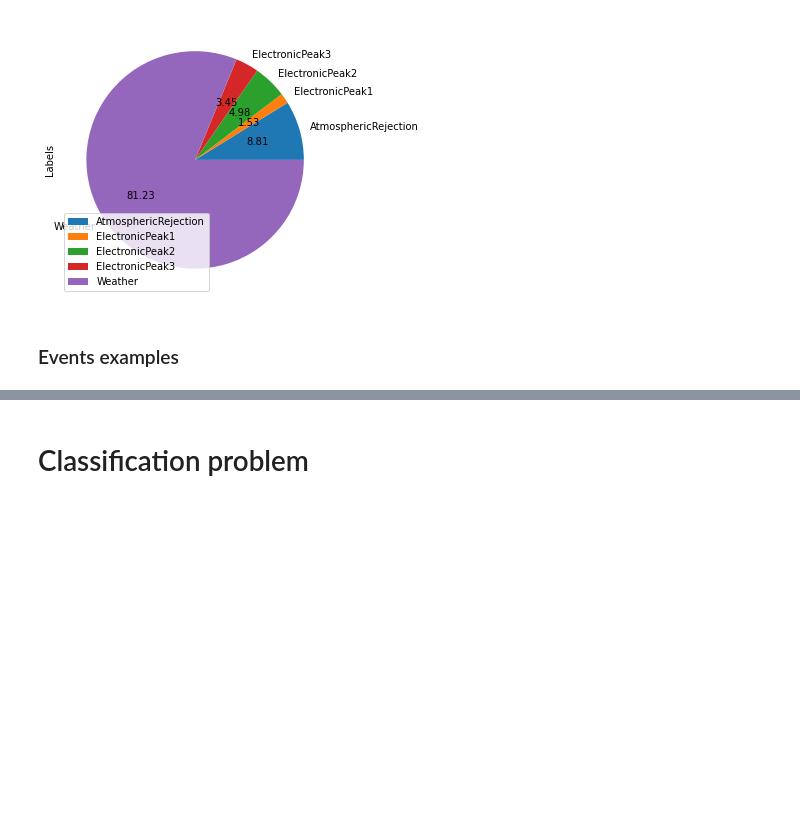
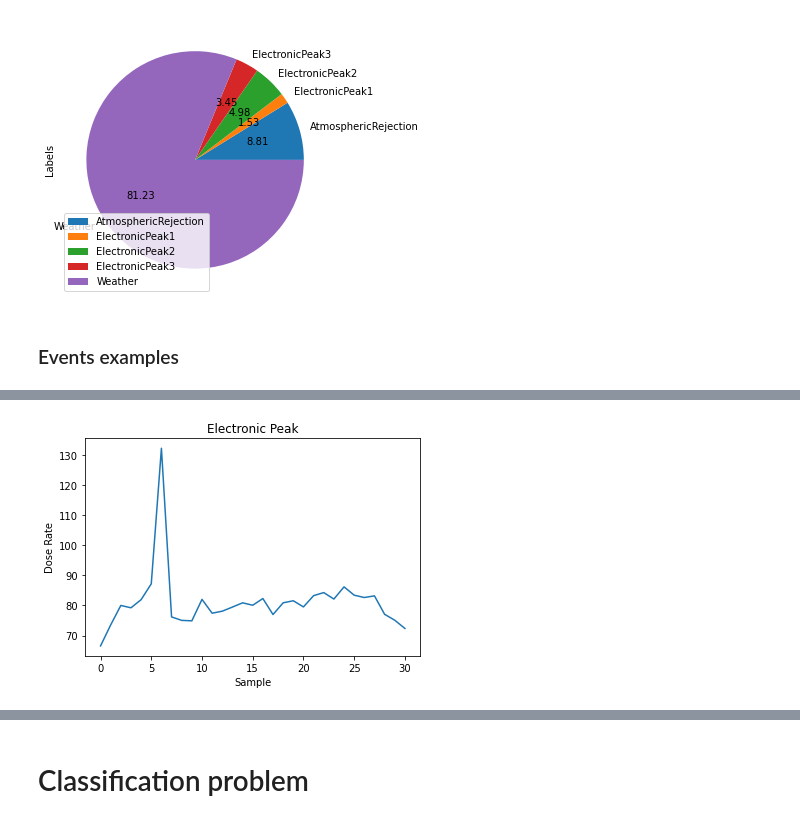
Before and after one commit to AljoschaAlt/Teleray-Alert, a Jupyter notebook: teleray_alert_starting_kit.ipynb, the cells around one changed output, grey strips where cells are left out. Saved outputs shown, nothing was run; the diff lists cells and outputs as text; code cells hidden in the pictures; blank space fills up the shorter version.

```diff
--- a/teleray_alert_starting_kit.ipynb
+++ b/teleray_alert_starting_kit.ipynb
@@ -96,0 +102,8 @@ time_series[time_series.Key_event==422].plot(y='DoseRate', x='Date', title='Atmo
+# %%
+fig=plt.plot(X_train.iloc[1,13:X_train.iloc[1,-1]])
+plt.ylabel('Dose Rate')
+plt.xlabel('Sample')
+plt.title('Electronic Peak')
+plt.show()
+# %% [output]
+[figure, added]
```
Also changed, not shown: parts of 25 cells of this notebook, 10 other files.
